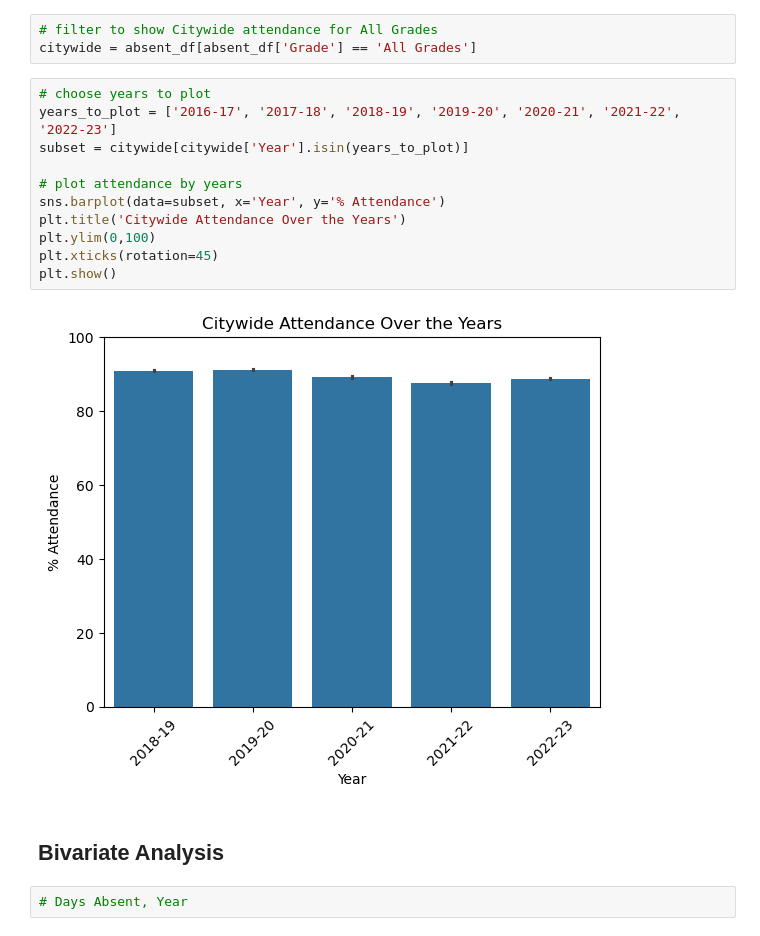
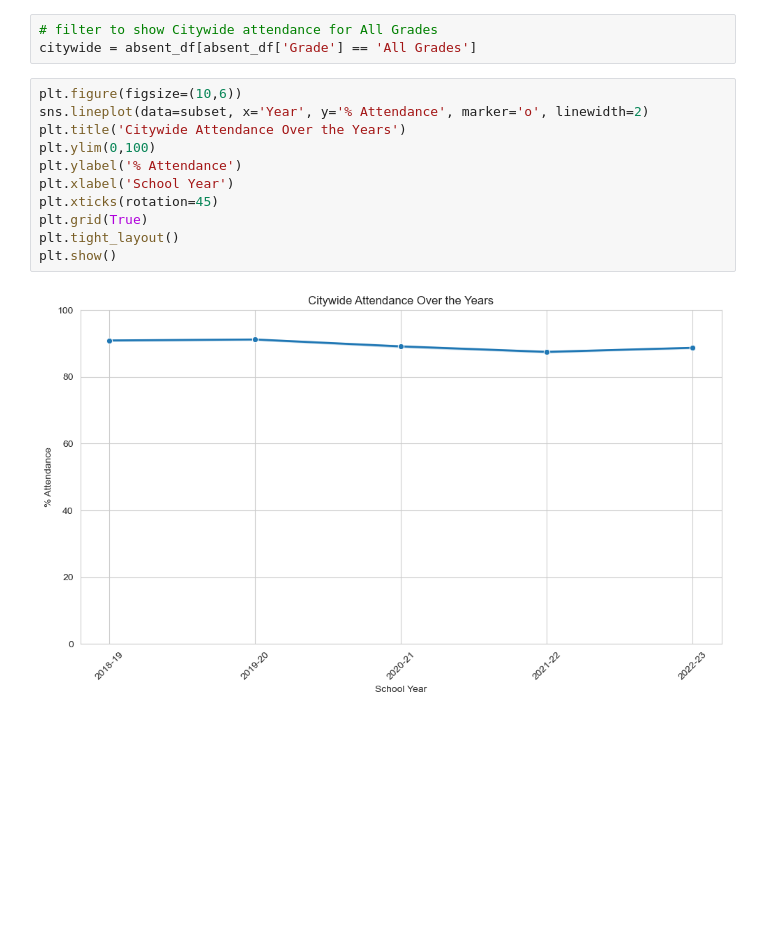
Before and after one commit to Mrfunderburker/Education-Capstone, a Jupyter notebook: code/jacquelene_eda.ipynb, the cells around one changed output. Saved outputs shown, nothing was run; the diff lists cells and outputs as text; blank space fills up the shorter version.

Commit message:
updated eda with additional dataset analysis

```diff
--- a/code/jacquelene_eda.ipynb
+++ b/code/jacquelene_eda.ipynb
@@ -217,19 +217,15 @@ citywide = absent_df[absent_df['Grade'] == 'All Grades']
 # filter to show Citywide attendance for All Grades
 citywide = absent_df[absent_df['Grade'] == 'All Grades']
 # %%
-# choose years to plot
-years_to_plot = ['2016-17', '2017-18', '2018-19', '2019-20', '2020-21', '2021-22', '2022-23']
-subset = citywide[citywide['Year'].isin(years_to_plot)]
-
-# plot attendance by years
-sns.barplot(data=subset, x='Year', y='% Attendance')
+plt.figure(figsize=(10,6))
+sns.lineplot(data=subset, x='Year', y='% Attendance', marker='o', linewidth=2)
 plt.title('Citywide Attendance Over the Years')
 plt.ylim(0,100)
+plt.ylabel('% Attendance')
+plt.xlabel('School Year')
 plt.xticks(rotation=45)
+plt.grid(True)
+plt.tight_layout()
 plt.show()
 # %% [output]
-[figure, old version]
+[figure, new version]
-# %% [markdown]
-## Bivariate Analysis
-# %%
-# Days Absent, Year
```
Also changed, not shown: parts of 17 cells of this notebook.
